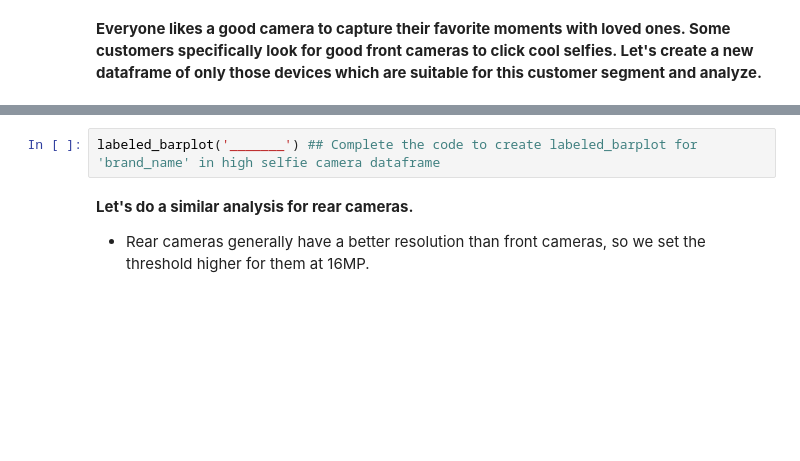
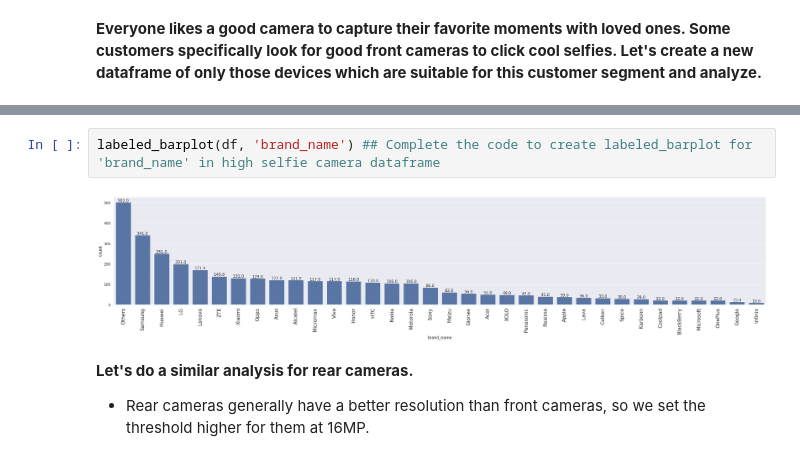
Before and after one commit to erika024/data-science, a Jupyter notebook: SLF_Project_LearnerNotebook_LowCode.ipynb, the cells around one changed output, grey strips where cells are left out. Saved outputs shown, nothing was run; the diff lists cells and outputs as text; blank space fills up the shorter version.

```diff
--- a/SLF_Project_LearnerNotebook_LowCode.ipynb
+++ b/SLF_Project_LearnerNotebook_LowCode.ipynb
@@ -431,5 +435,7 @@ df_selfie_camera.shape
 # %%
-labeled_barplot('_______') ## Complete the code to create labeled_barplot for 'brand_name' in high selfie camera dataframe
+labeled_barplot(df, 'brand_name') ## Complete the code to create labeled_barplot for 'brand_name' in high selfie camera dataframe
+# %% [output]
+[figure, added]
 # %% [markdown]
 **Let's do a similar analysis for rear cameras.**
 
```
Also changed, not shown: parts of 15 cells of this notebook.
